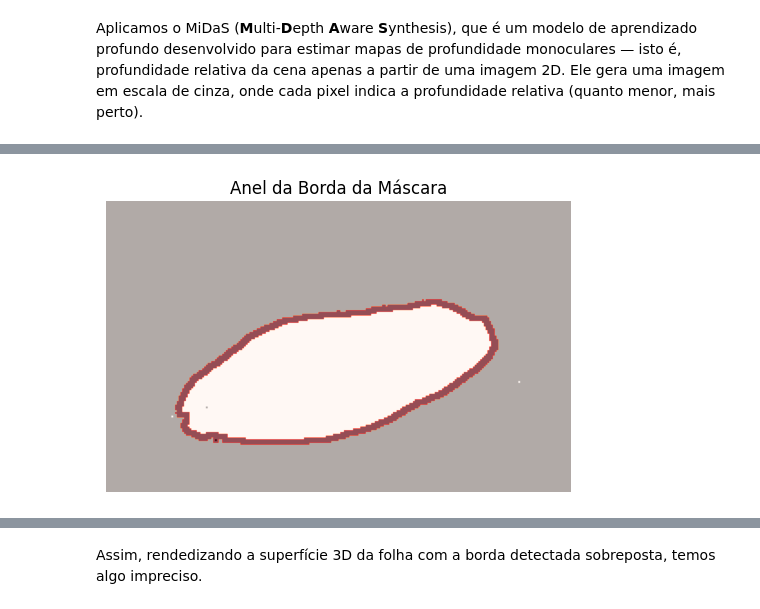
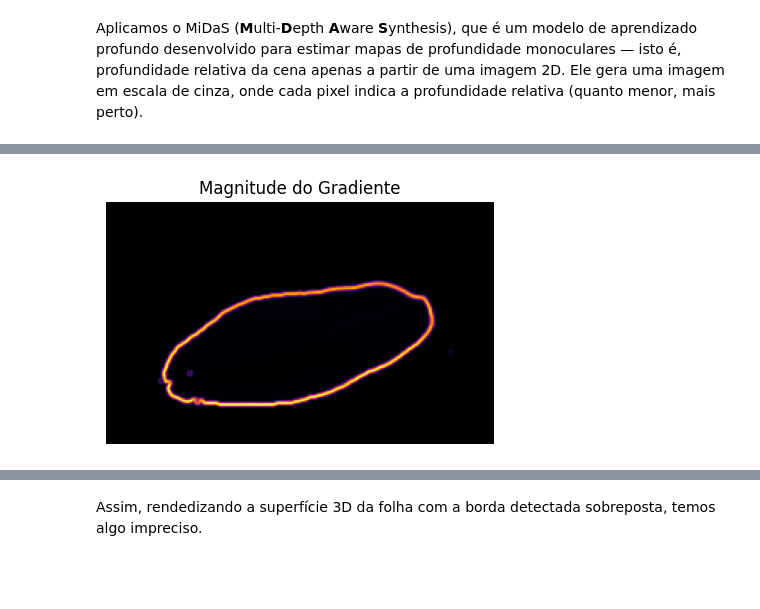
Before and after one commit to mateuskrause/tp-aln, a Jupyter notebook: main.ipynb, the cells around one changed output, grey strips where cells are left out. Drawn from its saved outputs; the diff is of its cells as text; code cells hidden in the pictures; blank space fills up the shorter version.

```diff
--- a/main.ipynb
+++ b/main.ipynb
@@ -253,27 +249,53 @@ Caso existam vários anéis, mantemos apenas o maior, que corresponde à borda p
 # %%
+# Redimensionar a máscara para o tamanho do mapa de profundidade
+h, w = depth_n.shape
+mask_down = cv2.resize(mask_cleaned.astype(np.uint8), (w,h), interpolation=cv2.INTER_NEAREST)
+
+# Normalizar máscara para valores entre 0 e 1
+mask_f = mask_down.astype(np.float32) / 255.0
+# Aplicar máscara no mapa de profundidade
+depth_leaf = depth_n * mask_f
+
 # Erosão para criar anel
-eroded = cv2.erode(mask_down, np.ones((7,7), np.uint8))
+eroded = cv2.erode(mask_down, np.ones((4,4), np.uint8))
 
 # Anel = máscara original menos erodida
 rim = ((mask_down - eroded) > 0).astype(np.uint8)
 
 # Encontrar contornos do anel
 contours, _ = cv2.findContours(rim, cv2.RETR_EXTERNAL, cv2.CHAIN_APPROX_SIMPLE)
 
 if len(contours) > 0:
     # Maior contorno
     largest_contour = max(contours, key=cv2.contourArea)
     rim_largest = np.zeros_like(rim)
     cv2.drawContours(rim_largest, [largest_contour], -1, 1, thickness=cv2.FILLED)
 
     eroded_largest = cv2.erode(rim_largest, np.ones((7,7), np.uint8))
     rim = ((rim_largest - eroded_largest) > 0).astype(np.uint8)
 
-plt.figure(figsize=(6,6))
-plt.imshow(mask_down, cmap='gray')
-plt.imshow(rim, cmap='Reds', alpha=0.7)
-plt.title("Anel da Borda da Máscara")
+# Detector Canny na máscara downsized para bordas
+edges_mask = cv2.Canny(mask_down, 100, 200)
+
+# Detector Canny no mapa de profundidade para bordas
+depth_uint8 = np.uint8(depth_leaf * 255)
+edges_depth = cv2.Canny(depth_uint8, 50, 150)
+
+# Filtrar bordas para a região do anel
+edges_ring = cv2.bitwise_and(edges_depth, edges_depth, mask=rim.astype(np.uint8))
+
+grad_x = cv2.Sobel(depth_leaf, cv2.CV_64F, 1, 0, ksize=5)
+grad_y = cv2.Sobel(depth_leaf, cv2.CV_64F, 0, 1, ksize=5)
+grad_mag = np.sqrt(grad_x**2 + grad_y**2)
+
+th = 0.04
+dges = ((grad_mag > th) & (rim > 0))
+
+# Visualização
+plt.figure(figsize=(5, 5))
+plt.imshow(grad_mag, cmap='inferno')
+plt.title("Magnitude do Gradiente")
 plt.axis('off')
 plt.show()
 # %% [output]
-[figure, old version]
+[figure, new version]
```
Also changed, not shown: parts of 27 cells of this notebook, 1 other file.
